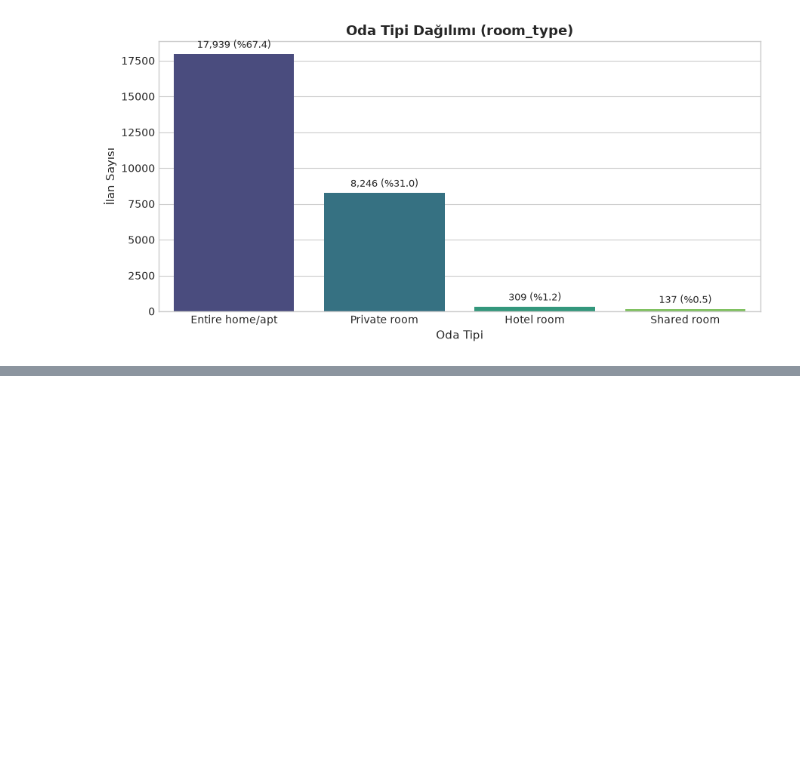
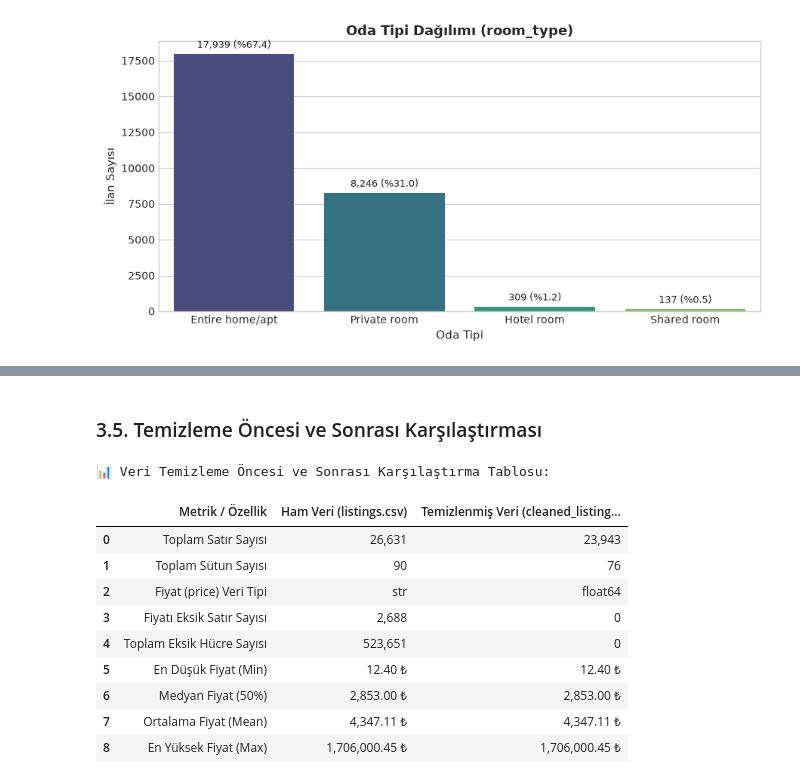
Before and after one commit to eminenazduran/SmartStay-AI, a Jupyter notebook: data_science/notebooks/01_eda_and_cleaning.ipynb, the cells around one changed output, grey strips where cells are left out. Drawn from its saved outputs; the diff is of its cells as text; code cells hidden in the pictures; blank space fills up the shorter version.

Commit message:
Gün 3: Veri temizleme ve eksik değer doldurma tamamlandı

```diff
--- a/data_science/notebooks/01_eda_and_cleaning.ipynb
+++ b/data_science/notebooks/01_eda_and_cleaning.ipynb
@@ -367,0 +352,13 @@ Yapılan incelemeler sonucunda elde edilen kritik bulgular aşağıdadır:
+# %%
+# 2. 'price' kolonundaki '$' ve ',' sembollerini temizleyip float tipine dönüştürme
+df_cleaned['price'] = df_cleaned['price'].astype(str).str.replace('$', '', regex=False).str.replace(',', '', regex=False)
+df_cleaned['price'] = pd.to_numeric(df_cleaned['price'], errors='coerce')
+
+# Fiyatı boş (NaN) veya <= 0 olan kayıtların filtrelenmesi (kritik hedef değişken)
+initial_row_count = len(df_cleaned)
+df_cleaned = df_cleaned[df_cleaned['price'].notnull() & (df_cleaned['price'] > 0)].copy()
+dropped_rows_count = initial_row_count - len(df_cleaned)
+
+print(f"💰 'price' Kolonu Başarıyla Sayısal (float64) Tipe Dönüştürüldü.")
+print(f"📉 Fiyatı Boş/Geçersiz Olduğu İçin Çıkarılan Satır Sayısı: {dropped_rows_count:,} ({dropped_rows_count/initial_row_count*100:.2f}%)")
+print(f"✅ Kalan Geçerli Satır Sayısı: {len(df_cleaned):,}")
@@ -367,0 +413,55 @@ Yapılan incelemeler sonucunda elde edilen kritik bulgular aşağıdadır:
+# %% [markdown]
+### 3.5. Temizleme Öncesi ve Sonrası Karşılaştırması
+# %%
+# Öncesi ve sonrası karşılaştırma tablosu
+comparison_data = {
+    'Metrik / Özellik': [
+        'Toplam Satır Sayısı',
+        'Toplam Sütun Sayısı',
+        'Fiyat (price) Veri Tipi',
+        'Fiyatı Eksik Satır Sayısı',
+        'Toplam Eksik Hücre Sayısı',
+        'En Düşük Fiyat (Min)',
+        'Medyan Fiyat (50%)',
+        'Ortalama Fiyat (Mean)',
+        'En Yüksek Fiyat (Max)'
+    ],
+    'Ham Veri (listings.csv)': [
+        f"{df_raw.shape[0]:,}",
+        f"{df_raw.shape[1]}",
+        str(df_raw['price'].dtype),
+        f"{df_raw['price'].isnull().sum():,}",
+        f"{df_raw.isnull().sum().sum():,}",
+        f"{valid_prices.min():,.2f} ₺",
+        f"{valid_prices.median():,.2f} ₺",
+        f"{valid_prices.mean():,.2f} ₺",
+        f"{valid_prices.max():,.2f} ₺"
+    ],
+    'Temizlenmiş Veri (cleaned_listings.csv)': [
+        f"{df_cleaned.shape[0]:,}",
+        f"{df_cleaned.shape[1]}",
+        str(df_cleaned['price'].dtype),
+        "0",
+        "0",
+        f"{df_cleaned['price'].min():,.2f} ₺",
+        f"{df_cleaned['price'].median():,.2f} ₺",
+        f"{df_cleaned['price'].mean():,.2f} ₺",
+        f"{df_cleaned['price'].max():,.2f} ₺"
+    ]
+}
+
+comparison_df = pd.DataFrame(comparison_data)
+print("📊 Veri Temizleme Öncesi ve Sonrası Karşılaştırma Tablosu:")
+comparison_df
+# %% [output]
+📊 Veri Temizleme Öncesi ve Sonrası Karşılaştırma Tablosu:
+|  | Metrik / Özellik | Ham Veri (listings.csv) | Temizlenmiş Veri (cleaned_listing... |
+| 0 | Toplam Satır Sayısı | 26,631 | 23,943 |
+| 1 | Toplam Sütun Sayısı | 90 | 76 |
+| 2 | Fiyat (price) Veri Tipi | str | float64 |
+| 3 | Fiyatı Eksik Satır Sayısı | 2,688 | 0 |
+| 4 | Toplam Eksik Hücre Sayısı | 523,651 | 0 |
+| 5 | En Düşük Fiyat (Min) | 12.40 ₺ | 12.40 ₺ |
+| 6 | Medyan Fiyat (50%) | 2,853.00 ₺ | 2,853.00 ₺ |
+| 7 | Ortalama Fiyat (Mean) | 4,347.11 ₺ | 4,347.11 ₺ |
+| 8 | En Yüksek Fiyat (Max) | 1,706,000.45 ₺ | 1,706,000.45 ₺ |
```
Also changed, not shown: parts of 25 cells of this notebook.
